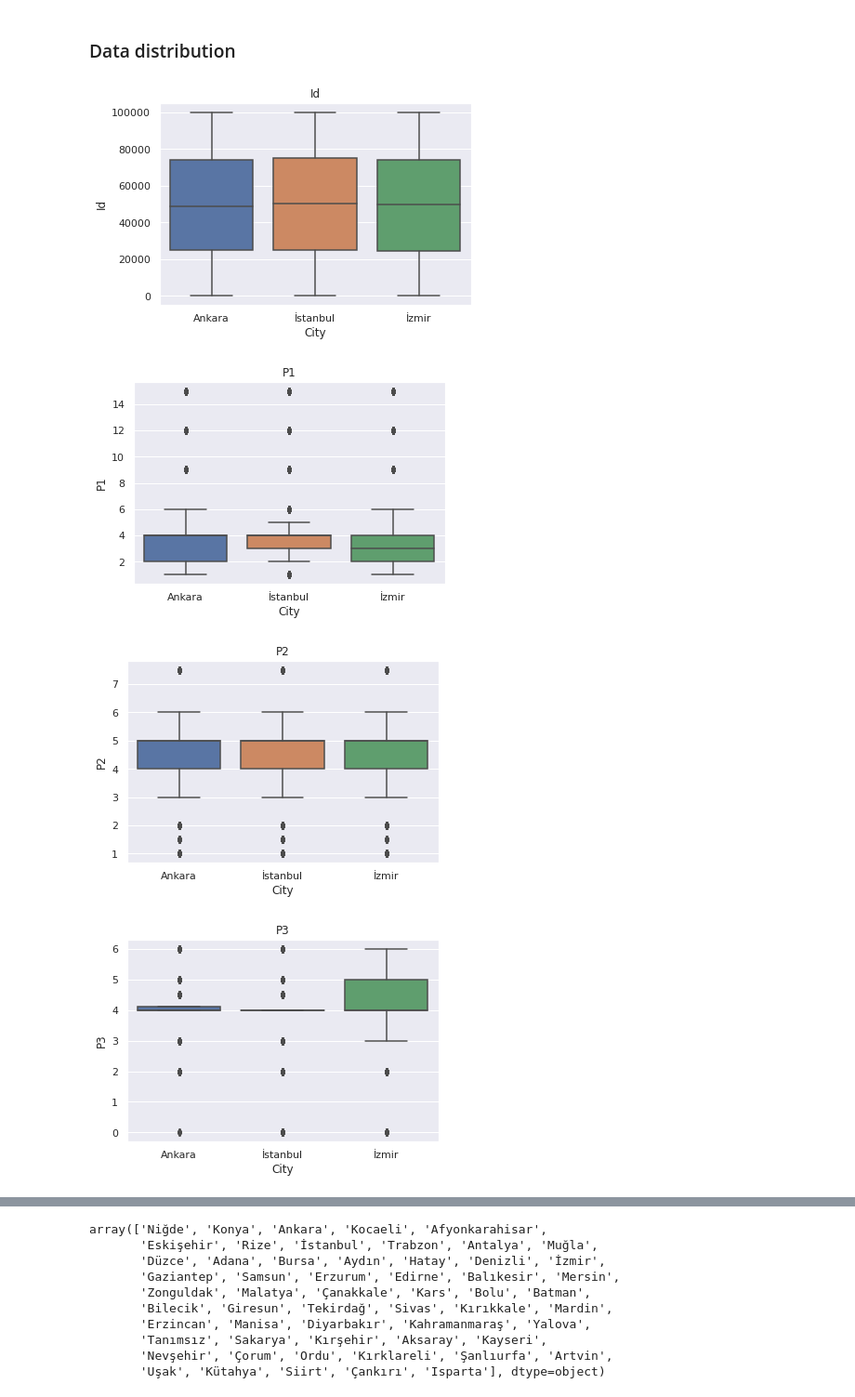
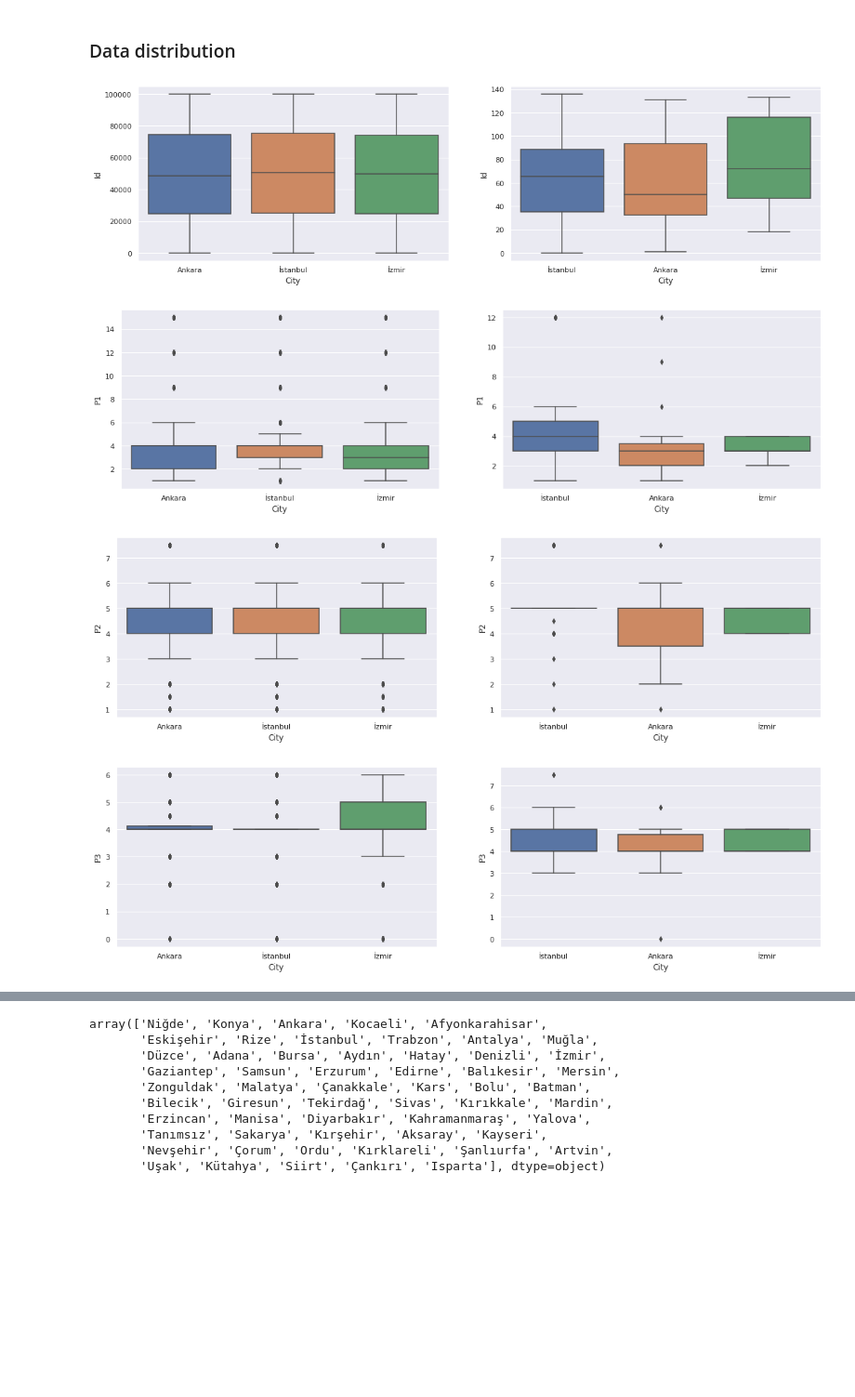
Before and after one commit to DavidEmeryUofC/CDS_Project_Restaurant_Rev_Prediction, a Jupyter notebook: CDSproject2_restaurant_revenue.ipynb, the cells around one changed output, grey strips where cells are left out. Shown at 93% size. Saved outputs shown, nothing was run; the diff lists cells and outputs as text; code cells hidden in the pictures; blank space fills up the shorter version.

```diff
--- a/CDSproject2_restaurant_revenue.ipynb
+++ b/CDSproject2_restaurant_revenue.ipynb
@@ -247,11 +247,12 @@ Categorical matches in train data 1
 ### Data distribution
 # %%
 for i in cols_num:
-    sns.boxplot(data = df_test[df_test["City Group"] == 'Big Cities'], x = "City", y = i, showfliers = True)
-    plt.title(i)
-    plt.show()
+  fig, ax = plt.subplots(1,2, figsize=(19, 5))
+  g1 = sns.boxplot(data = df_test[df_test["City Group"] == 'Big Cities'], x = "City", y = i, showfliers = True, ax=ax[0])
+  g2 = sns.boxplot(data = df_train[df_train["City Group"] == 'Big Cities'], x = "City", y = i, showfliers = True, ax=ax[1])
+  fig.show()
 # %% [output]
-[figure, old version]
+[figure, new version]
-[figure, old version]
+[figure, new version]
-[figure, old version]
+[figure, new version]
-[figure, old version]
+[figure, new version]
```
Also changed, not shown: parts of 14 cells of this notebook.
